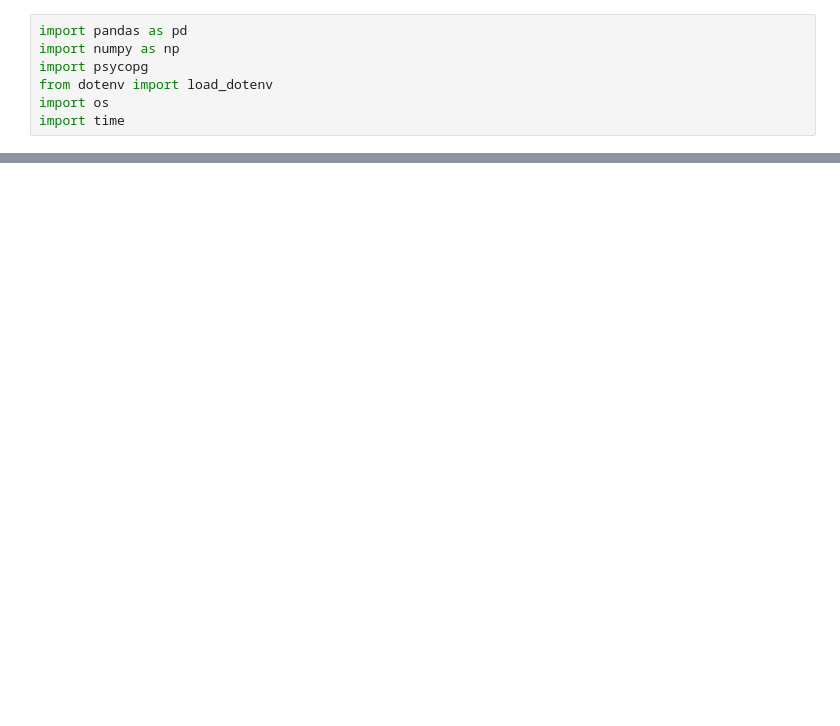
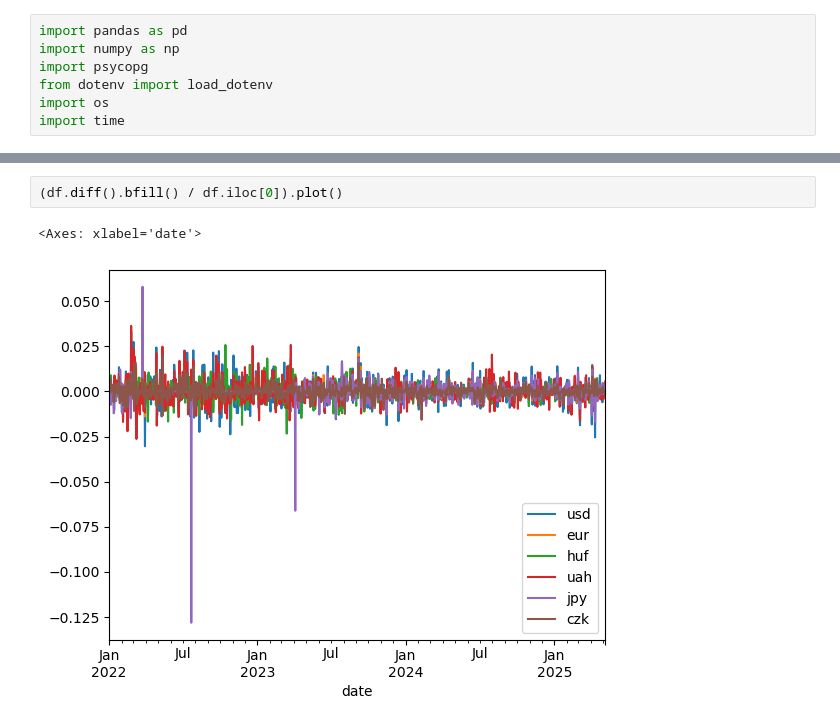
Before and after one commit to dradamm8/ExchangeRatesAnalysis, a Jupyter notebook: notebooks/projekt.ipynb, the cells around one changed output, grey strips where cells are left out. Saved outputs shown, nothing was run; the diff lists cells and outputs as text; blank space fills up the shorter version.

```diff
--- a/notebooks/projekt.ipynb
+++ b/notebooks/projekt.ipynb
@@ -242,0 +53,5 @@ poszło!
+# %%
+(df.diff().bfill() / df.iloc[0]).plot()
+# %% [output]
+<Axes: xlabel='date'>
+[figure, added]
```
Also changed, not shown: parts of 30 cells of this notebook, 4 other files.
